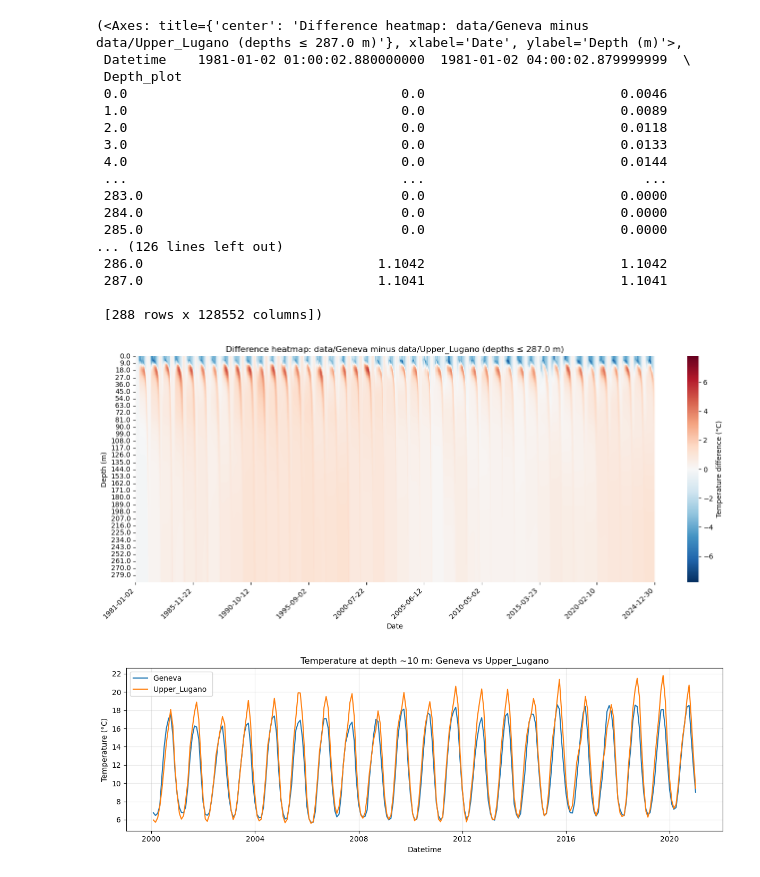
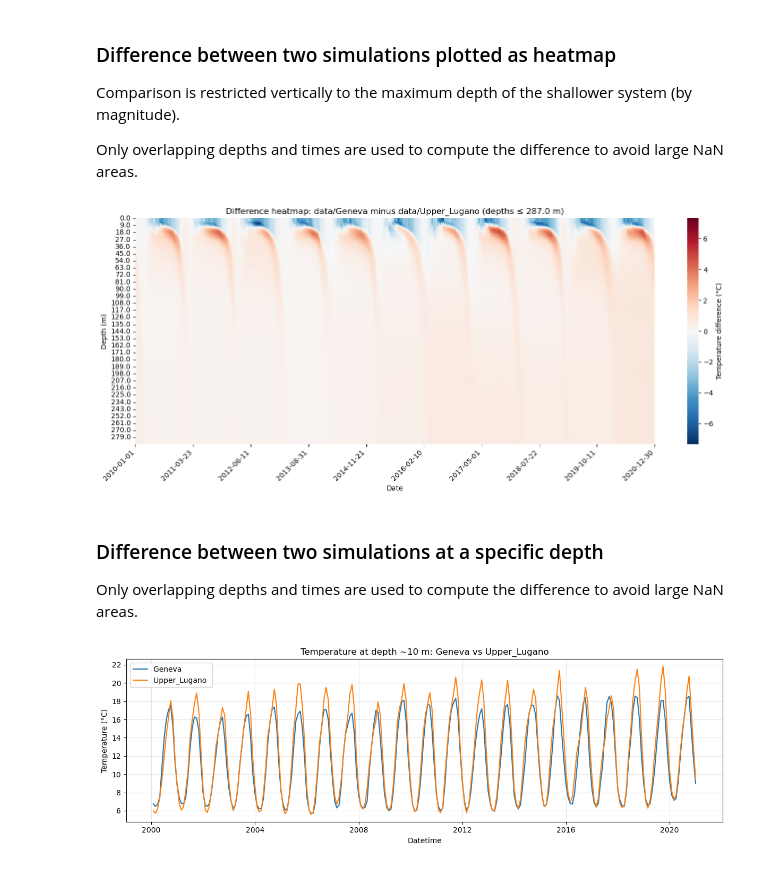
Before and after one commit to damienbouffard/Peak_alplakes, a Jupyter notebook: scripts/1D_visualisation_simstrat.ipynb, the cells around one changed output. Cells and saved outputs as stored; diff of their text form; code cells hidden in the pictures.

```diff
--- a/scripts/1D_visualisation_simstrat.ipynb
+++ b/scripts/1D_visualisation_simstrat.ipynb
@@ -385,23 +169,24 @@ ax, clim = plot_temperature_climatology(df, depth=0, period=(1981,2024), baselin
+# %% [markdown]
+### Difference between two simulations plotted as heatmap
+
+Comparison is restricted vertically to the maximum depth of the shallower system (by magnitude).
+
+Only overlapping depths and times are used to compute the difference to avoid large NaN areas.
 # %%
-compare_heatmaps('data/Geneva', 'data/Upper_Lugano', years=(1981, 2024))         # single year
+(ax, f) = compare_heatmaps(
+    'data/Geneva',           # 👉  path for first model output -- there should be a file T_out.dat in this folder
+    'data/Upper_Lugano',     # 👉  path for second model output -- there should be a file T_out.dat in this folder
+    years=(2010, 2020),      # 👉 change time range years = (2010,2020)
+    cmap='RdBu_r',           # 👉 change colormap 'turbo', 'virdis', 'thermal etc see https://matplotlib.org/stable/users/explain/colors/colormaps.html
+    figsize=(14,6),          # 👉 adapt figure size (in inches 1in = 2.54cm)
+    n_xticks=10,             # 👉 max number of x ticks to show
+    savepath=None            # 👉 option to save the figure (None or '..data/figures/comparison_lakeX_lakeY.png')
+)
 # %% [output]
-(<Axes: title={'center': 'Difference heatmap: data/Geneva minus data/Upper_Lugano (depths ≤ 287.0 m)'}, xlabel='Date', ylabel='Depth (m)'>,
- Datetime    1981-01-02 01:00:02.880000000  1981-01-02 04:00:02.879999999  \
- Depth_plot
- 0.0                                   0.0                         0.0046
- 1.0                                   0.0                         0.0089
- 2.0                                   0.0                         0.0118
- 3.0                                   0.0                         0.0133
- 4.0                                   0.0                         0.0144
- ...                                   ...                            ...
- 283.0                                 0.0                         0.0000
- 284.0                                 0.0                         0.0000
- 285.0                                 0.0                         0.0000
-... (126 lines left out)
- 286.0                              1.1042                         1.1042
- 287.0                              1.1041                         1.1041
-
- [288 rows x 128552 columns])
-[figure, old version]
+[figure, new version]
+# %% [markdown]
+### Difference between two simulations at a specific depth
+
+Only overlapping depths and times are used to compute the difference to avoid large NaN areas.
 # %%
 # Example usage:
```
Also changed, not shown: parts of 19 cells of this notebook, 6 other files.
